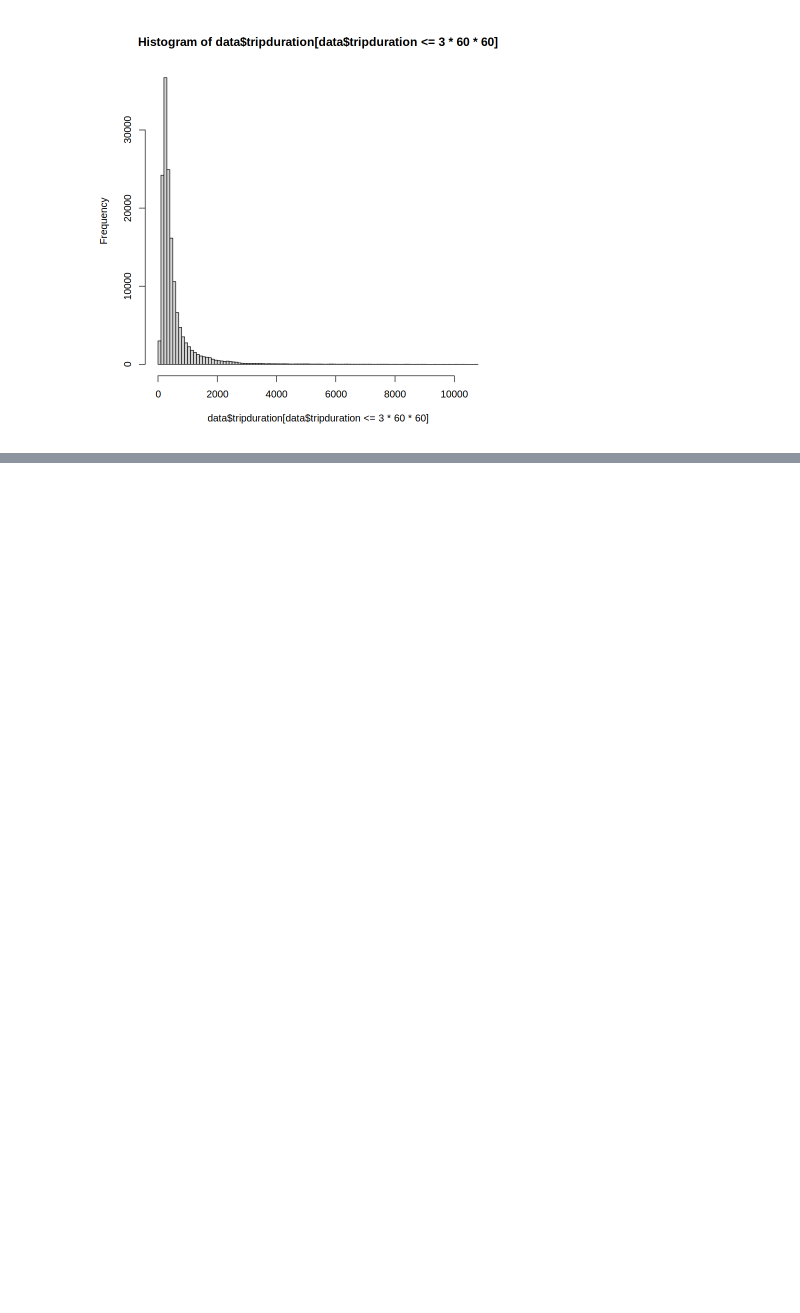
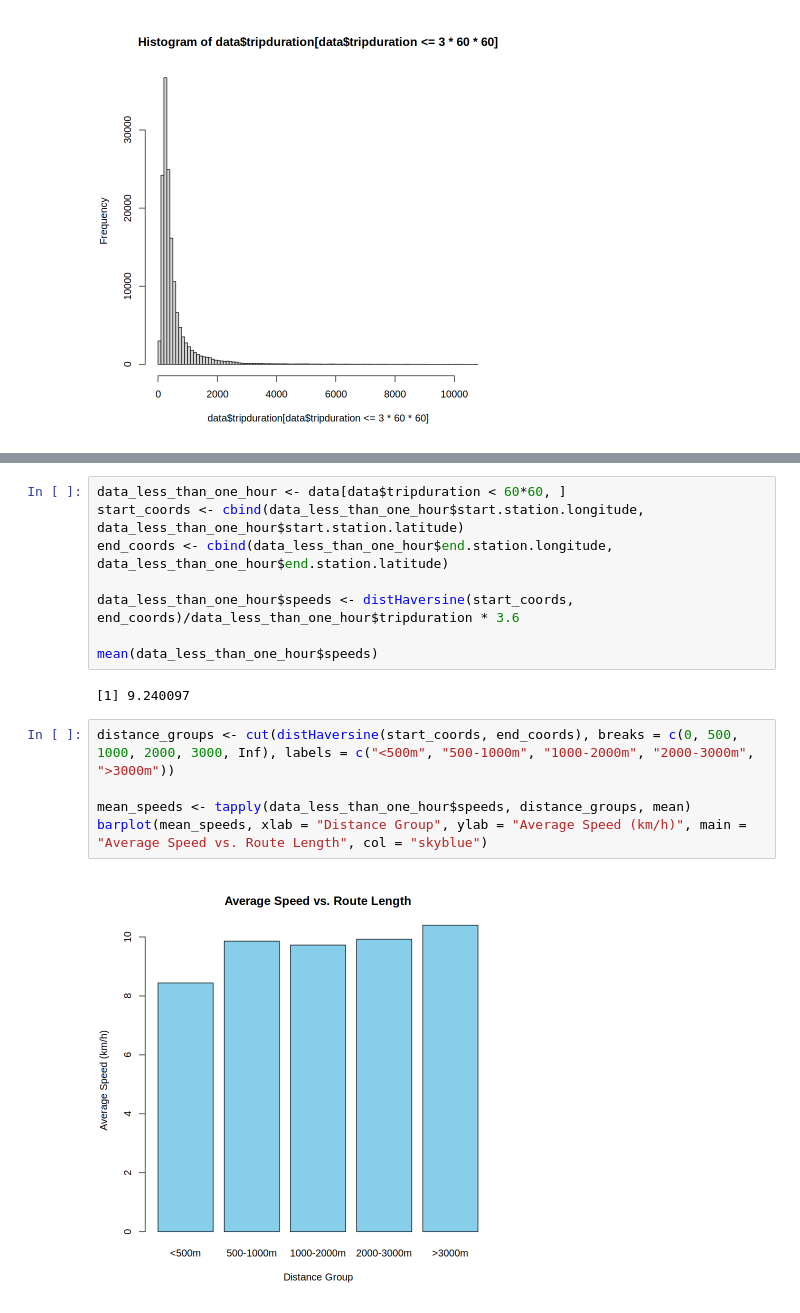
Before and after one commit to Kallo27/Advanced_statistics, a Jupyter notebook: Lab01/CalandraBuonaura_LorenzoRlab01.ipynb, the cells around one changed output, grey strips where cells are left out. Saved outputs shown, nothing was run; the diff lists cells and outputs as text; blank space fills up the shorter version.

```diff
--- a/Lab01/CalandraBuonaura_LorenzoRlab01.ipynb
+++ b/Lab01/CalandraBuonaura_LorenzoRlab01.ipynb
@@ -56,0 +124,17 @@ total_dur
+# %%
+data_less_than_one_hour <- data[data$tripduration < 60*60, ]
+start_coords <- cbind(data_less_than_one_hour$start.station.longitude, data_less_than_one_hour$start.station.latitude)
+end_coords <- cbind(data_less_than_one_hour$end.station.longitude, data_less_than_one_hour$end.station.latitude)
+
+data_less_than_one_hour$speeds <- distHaversine(start_coords, end_coords)/data_less_than_one_hour$tripduration * 3.6
+
+mean(data_less_than_one_hour$speeds)
+# %% [output]
+[1] 9.240097
+# %%
+distance_groups <- cut(distHaversine(start_coords, end_coords), breaks = c(0, 500, 1000, 2000, 3000, Inf), labels = c("<500m", "500-1000m", "1000-2000m", "2000-3000m", ">3000m"))
+
+mean_speeds <- tapply(data_less_than_one_hour$speeds, distance_groups, mean)
+barplot(mean_speeds, xlab = "Distance Group", ylab = "Average Speed (km/h)", main = "Average Speed vs. Route Length", col = "skyblue")
+# %% [output]
+[figure, added]
```
Also changed, not shown: parts of 10 cells of this notebook.
